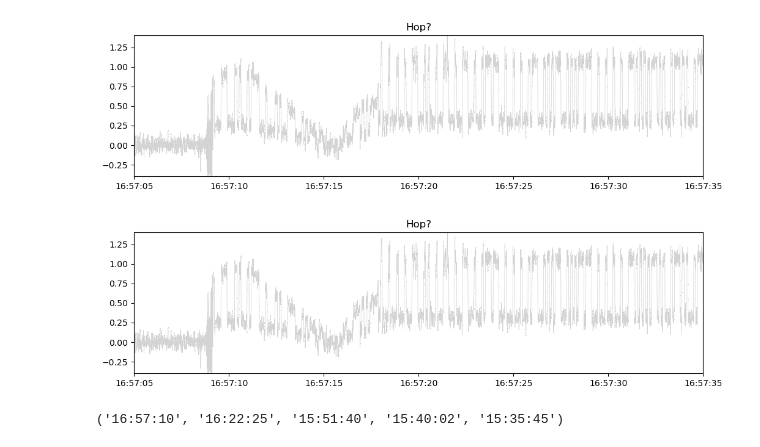
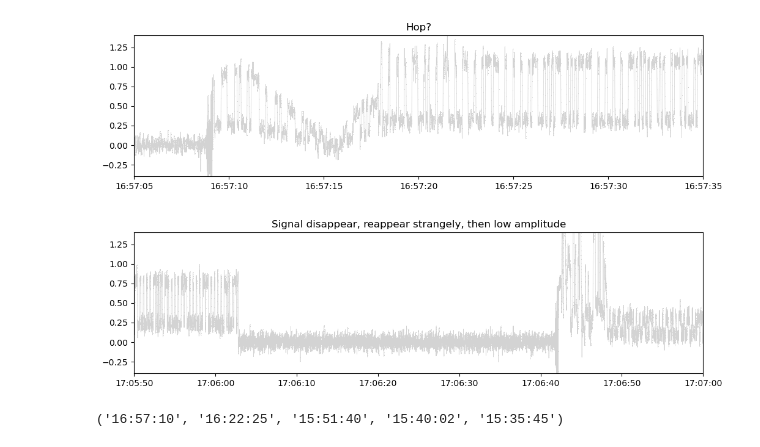
Before and after one commit to tammojan/lev1cw, a Jupyter notebook: annotate_cw.ipynb, the cells around one changed output. Cells and saved outputs as stored; diff of their text form; code cells hidden in the pictures.

```diff
--- a/annotate_cw.ipynb
+++ b/annotate_cw.ipynb
@@ -264,14 +264,14 @@ ax.set_ylim(-0.4, 1.4);
 # %%
 %matplotlib inline
 fname = "slim_2024-01-19_16_37_49_437.200MHz_1.00Msps_ci16_le.chan0.cw.f32"
 start_time, duration_seconds, x, z = open_file(fname, cutoff=0.5)
 ax = make_plot(start_time, duration_seconds, x, None)
 annotations = read_annotations(fname)
-ax.set_xlim(datetime(2024, 1, 19, 17, 6, 50), datetime(2024, 1, 19, 16, 57, 35))
-ax.set_title("Hop?");
+ax.set_xlim(datetime(2024, 1, 19, 17, 5, 50), datetime(2024, 1, 19, 17, 7, 0))
+ax.set_title("Signal disappear, reappear strangely, then low amplitude");
 ax.set_ylim(-0.4, 1.4);
 # %% [output]
-[figure, old version]
+[figure, new version]
 # %%
 "16:57:10", "16:22:25", "15:51:40", "15:40:02", "15:35:45"
 # %% [output]
```
